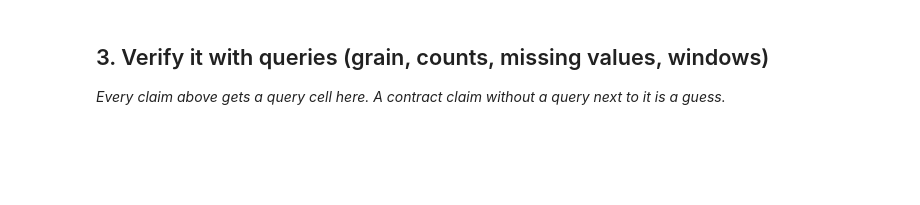
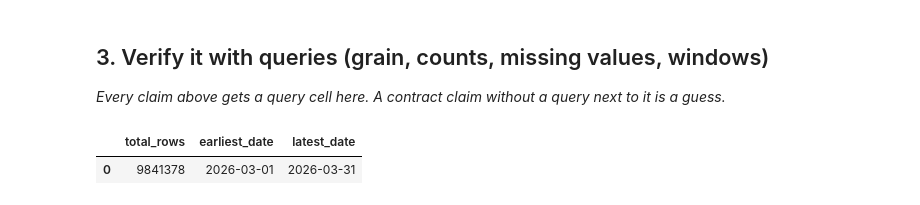
Before and after one commit to codingsheep17/flyrank-ml-internship, a Jupyter notebook: work/notebooks/w03_data_contract.ipynb, the cells around one changed output. Saved outputs shown, nothing was run; the diff lists cells and outputs as text; code cells hidden in the pictures; blank space fills up the shorter version.

```diff
--- a/work/notebooks/w03_data_contract.ipynb
+++ b/work/notebooks/w03_data_contract.ipynb
@@ -24,3 +117,18 @@ This skeleton is yours to fill. Work the sections **in order** — each one has
 ## 3. Verify it with queries (grain, counts, missing values, windows)
 
 *Every claim above gets a query cell here. A contract claim without a query next to it is a guess.*
+# %%
+# This cell is for CODE (numbers, a query, a check).
+# Write your text answer in the cell ABOVE this one — typing sentences here breaks Run All.
+counts_check = con.sql("""
+SELECT
+    COUNT(*) as total_rows,
+    MIN(report_date) as earliest_date,
+    MAX(report_date) as latest_date
+FROM 'hf://datasets/FlyRank/internship-warehouse/fact_content_daily_performance/month=2026-03/*.parquet'
+""").df()
+
+counts_check
+# %% [output]
+|  | total_rows | earliest_date | latest_date |
+| 0 | 9841378 | 2026-03-01 | 2026-03-31 |
```
Also changed, not shown: parts of 23 cells of this notebook.
